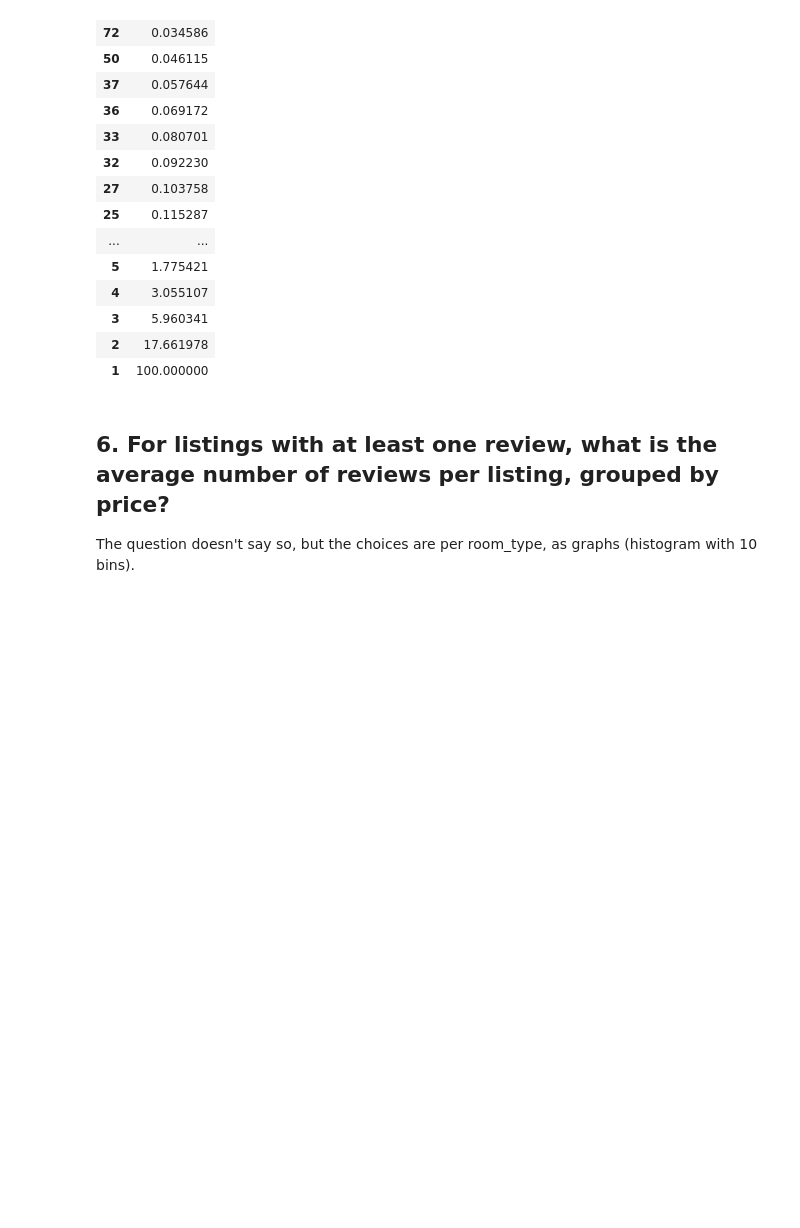
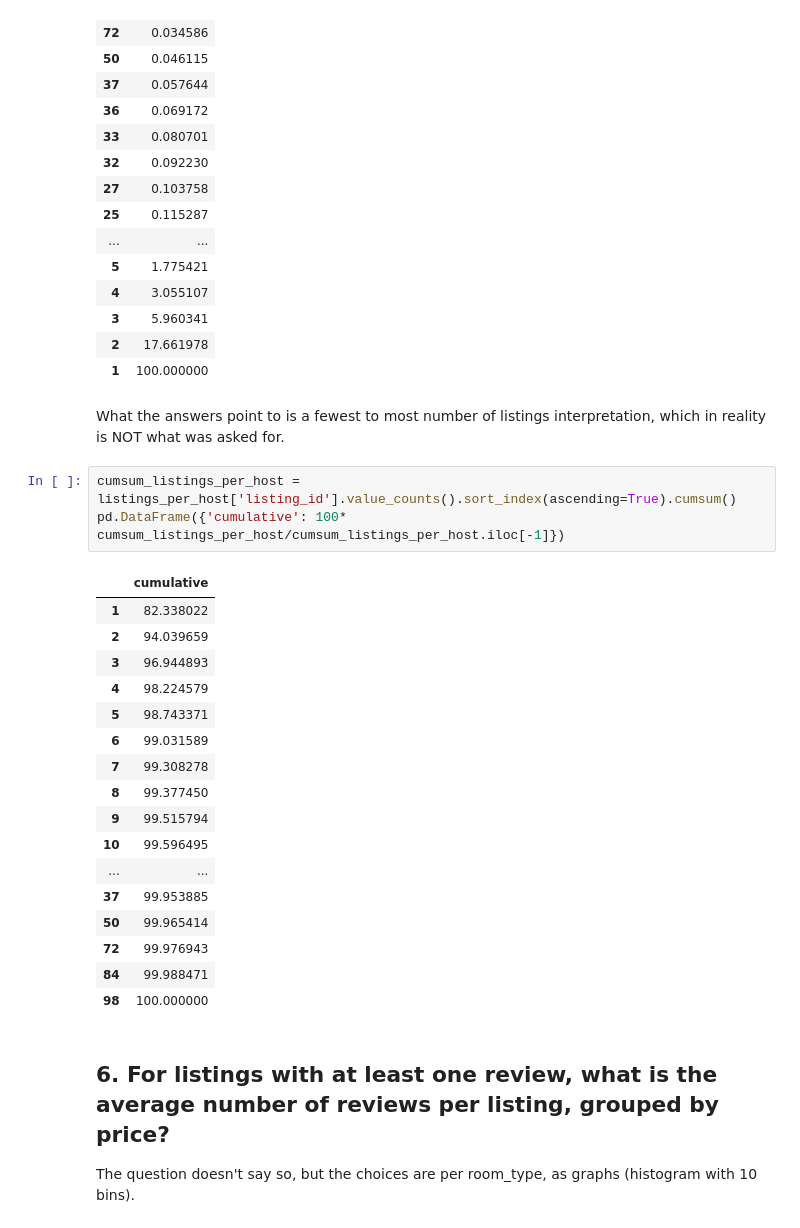
Before and after one commit to tnarik/training-meetup_20190205, a Jupyter notebook: sketch002.ipynb, the cells around one changed output. Drawn from its saved outputs; the diff is of its cells as text; blank space fills up the shorter version.

```diff
--- a/sketch002.ipynb
+++ b/sketch002.ipynb
@@ -201,6 +201,29 @@ pd.DataFrame({'cumulative': 100* cumsum_listings_per_host/cumsum_listings_per_ho
 | 3 | 5.960341 |
 | 2 | 17.661978 |
 | 1 | 100.000000 |
+# %% [markdown]
+What the answers point to is a fewest to most number of listings interpretation, which in reality is NOT what was asked for.
+# %%
+cumsum_listings_per_host = listings_per_host['listing_id'].value_counts().sort_index(ascending=True).cumsum()
+pd.DataFrame({'cumulative': 100* cumsum_listings_per_host/cumsum_listings_per_host.iloc[-1]})
+# %% [output]
+|  | cumulative |
+| 1 | 82.338022 |
+| 2 | 94.039659 |
+| 3 | 96.944893 |
+| 4 | 98.224579 |
+| 5 | 98.743371 |
+| 6 | 99.031589 |
+| 7 | 99.308278 |
+| 8 | 99.377450 |
+| 9 | 99.515794 |
+| 10 | 99.596495 |
+| ... | ... |
+| 37 | 99.953885 |
+| 50 | 99.965414 |
+| 72 | 99.976943 |
+| 84 | 99.988471 |
+| 98 | 100.000000 |
 # %% [markdown]
 ## 6. For listings with at least one review, what is the average number of reviews per listing, grouped by price?
 
```
Also changed, not shown: parts of 23 cells of this notebook, 1 other file.
